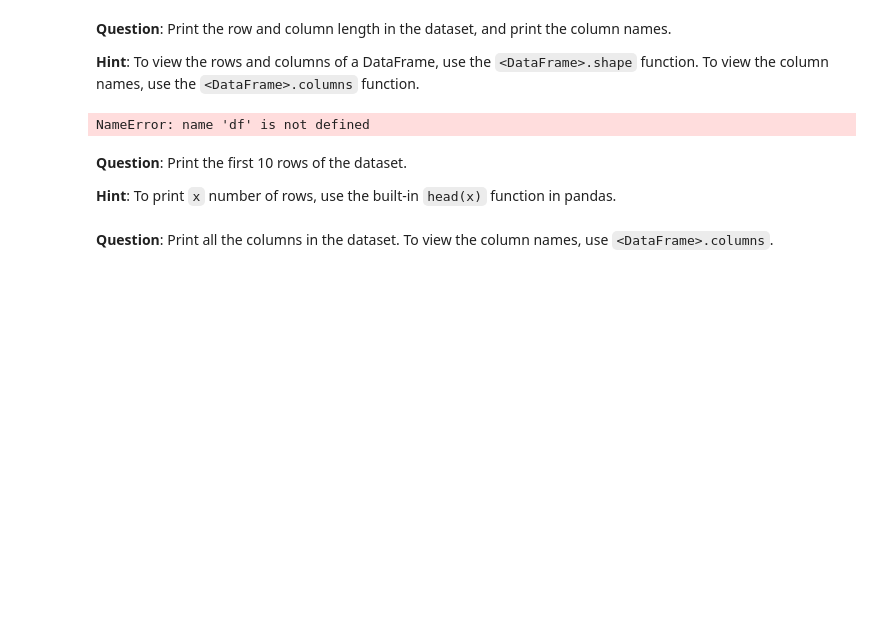
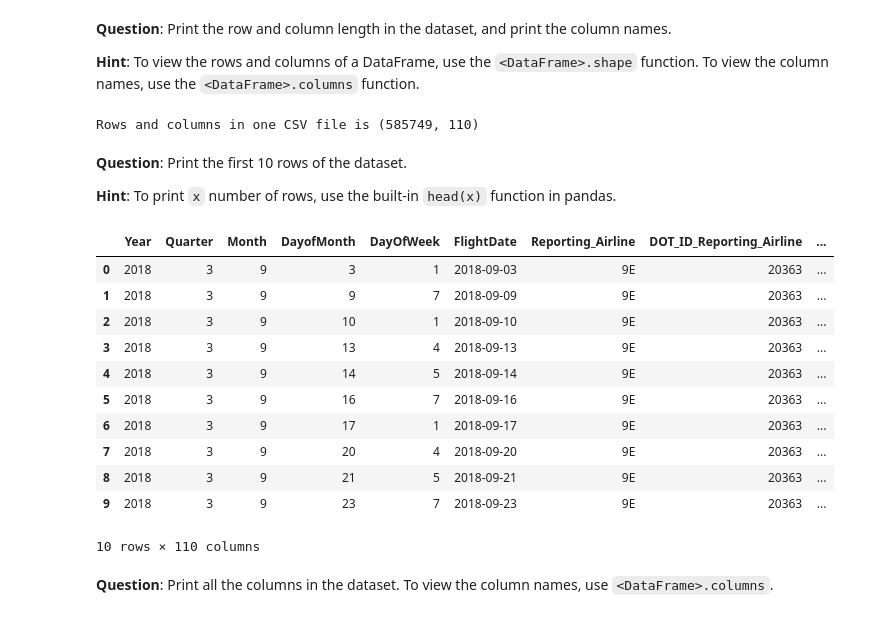
Before and after one commit to DatOmied/jupyter-exploration, a Jupyter notebook: Flight_Delay-Student.ipynb, the cells around one changed output. Cells and saved outputs as stored; diff of their text form; code cells hidden in the pictures; blank space fills up the shorter version.

```diff
--- a/Flight_Delay-Student.ipynb
+++ b/Flight_Delay-Student.ipynb
@@ -192,10 +192,10 @@ df_temp = pd.read_csv(f"{csv_base_path}On_Time_Reporting_Carrier_On_Time_Perform
 
 **Hint**: To view the rows and columns of a DataFrame, use the `<DataFrame>.shape` function. To view the column names, use the `<DataFrame>.columns` function.
 # %%
-df_shape = # **ENTER YOUR CODE HERE**
+df_shape = df_temp.shape
 print(f'Rows and columns in one CSV file is {df_shape}')
 # %% [output]
-NameError: name 'df' is not defined
+Rows and columns in one CSV file is (585749, 110)
 # %% [markdown]
 **Question**: Print the first 10 rows of the dataset.
 
@@ -205,3 +203,18 @@ NameError: name 'df' is not defined
+# %%
+df_temp.head(10)
+# %% [output]
+|  | Year | Quarter | Month | DayofMonth | DayOfWeek | FlightDate | Reporting_Airline | DOT_ID_Reporting_Airline | ... |
+| 0 | 2018 | 3 | 9 | 3 | 1 | 2018-09-03 | 9E | 20363 | ... |
+| 1 | 2018 | 3 | 9 | 9 | 7 | 2018-09-09 | 9E | 20363 | ... |
+| 2 | 2018 | 3 | 9 | 10 | 1 | 2018-09-10 | 9E | 20363 | ... |
+| 3 | 2018 | 3 | 9 | 13 | 4 | 2018-09-13 | 9E | 20363 | ... |
+| 4 | 2018 | 3 | 9 | 14 | 5 | 2018-09-14 | 9E | 20363 | ... |
+| 5 | 2018 | 3 | 9 | 16 | 7 | 2018-09-16 | 9E | 20363 | ... |
+| 6 | 2018 | 3 | 9 | 17 | 1 | 2018-09-17 | 9E | 20363 | ... |
+| 7 | 2018 | 3 | 9 | 20 | 4 | 2018-09-20 | 9E | 20363 | ... |
+| 8 | 2018 | 3 | 9 | 21 | 5 | 2018-09-21 | 9E | 20363 | ... |
+| 9 | 2018 | 3 | 9 | 23 | 7 | 2018-09-23 | 9E | 20363 | ... |
+10 rows × 110 columns
 # %% [markdown]
 **Question**: Print all the columns in the dataset. To view the column names, use `<DataFrame>.columns`.
 # %%
```
Also changed, not shown: parts of 24 cells of this notebook.
